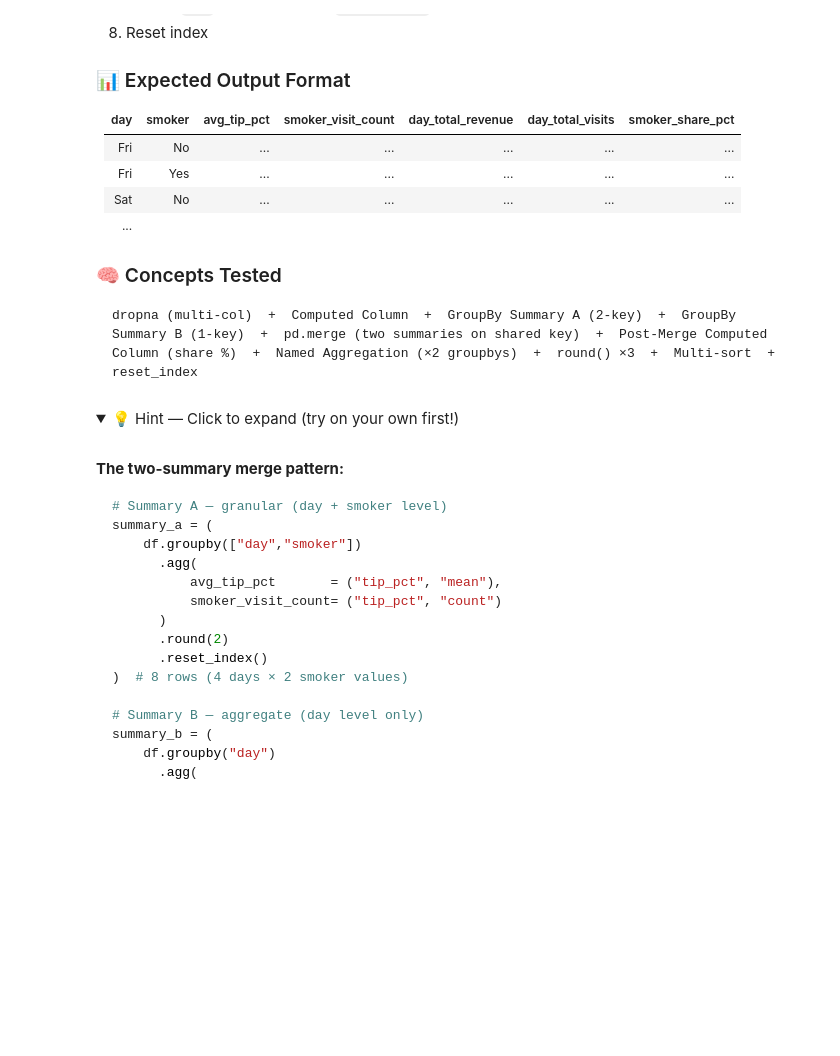
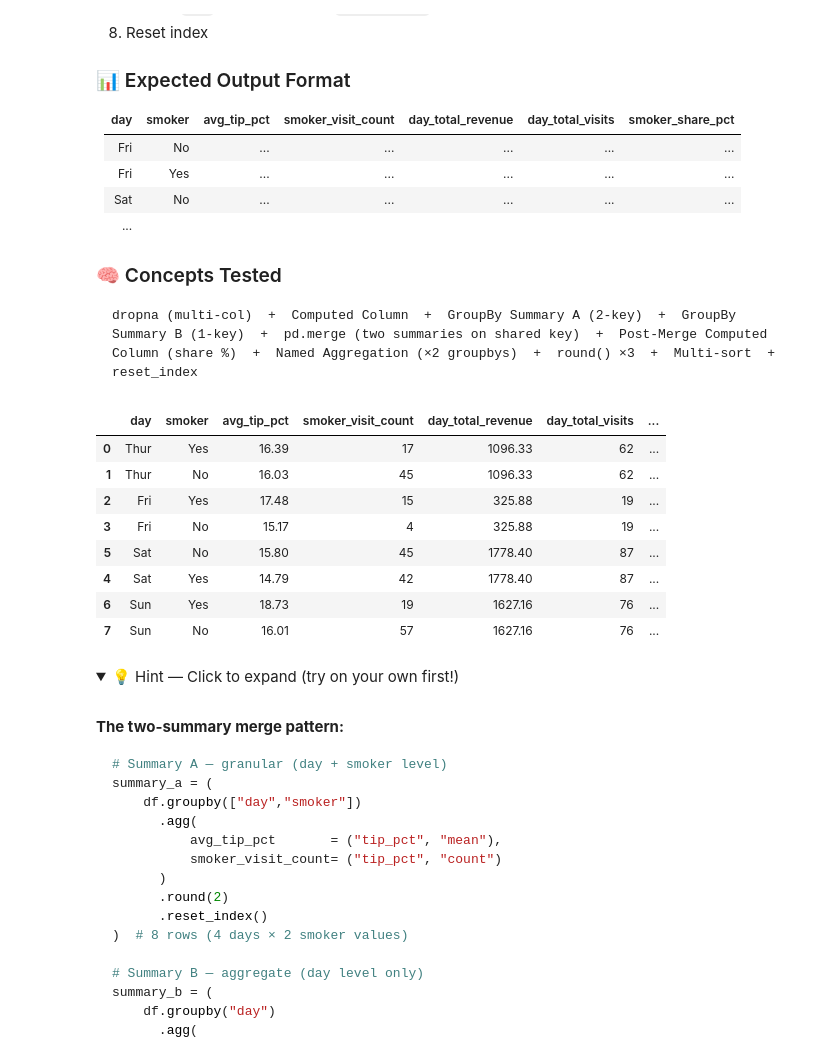
Before and after one commit to abhishekkatewaofficial-lab/Machine-Learning, a Jupyter notebook: Notes/Pandas/4. Practice/Pandas_Practice_Series_Notebook_02.ipynb, the cells around one changed output. Saved outputs shown, nothing was run; the diff lists cells and outputs as text; code cells hidden in the pictures; folded sections open; blank space fills up the shorter version.

````diff
--- a/Notes/Pandas/4. Practice/Pandas_Practice_Series_Notebook_02.ipynb
+++ b/Notes/Pandas/4. Practice/Pandas_Practice_Series_Notebook_02.ipynb
@@ -7203,6 +7203,82 @@ Left-merge **Summary A** with **Summary B** on `"day"` (`how="left"`). After mer
 ```
 dropna (multi-col)  +  Computed Column  +  GroupBy Summary A (2-key)  +  GroupBy Summary B (1-key)  +  pd.merge (two summaries on shared key)  +  Post-Merge Computed Column (share %)  +  Named Aggregation (×2 groupbys)  +  round() ×3  +  Multi-sort  +  reset_index
 ```
+# %%
+# COPY
+
+tip = tips.copy()
+
+#CLEAN
+
+tip = tip.dropna(
+    subset=['total_bill','tip'],
+    ignore_index=True
+)
+
+#TIP PCT
+
+tip['tip_pct'] = tip['tip']/tip['total_bill']*100
+
+#SUMMARY A
+
+summaryA = tip.groupby(
+    ['day','smoker'],
+    observed=True
+).agg(
+    avg_tip_pct = ('tip_pct','mean'),
+    smoker_visit_count = ('tip_pct', 'count')
+).round(
+    {
+        'avg_tip_pct':2
+    }
+).reset_index()
+
+#SUMMARY B
+
+summaryB = tip.groupby(
+    'day',
+    observed=True
+).agg(
+    day_total_revenue = ('total_bill','sum'),
+    day_total_visits = ('day','count')
+).round(
+    {
+        'day_total_revenue':2
+    }
+).reset_index()
+
+#MERGE
+
+answer = pd.merge(
+    summaryA,
+    summaryB,
+    on='day',
+    how='left'
+)
+
+#ADD SMOKER SHARE
+
+answer['smoker_share_pct'] = (answer['smoker_visit_count']/answer['day_total_visits']*100).round(1)
+
+#SORTING
+
+answer = answer.sort_values(
+    by=['day','avg_tip_pct'],
+    ascending=[True,False]
+)
+
+
+display(answer)
+# %% [output]
+|  | day | smoker | avg_tip_pct | smoker_visit_count | day_total_revenue | day_total_visits | ... |
+| 0 | Thur | Yes | 16.39 | 17 | 1096.33 | 62 | ... |
+| 1 | Thur | No | 16.03 | 45 | 1096.33 | 62 | ... |
+| 2 | Fri | Yes | 17.48 | 15 | 325.88 | 19 | ... |
+| 3 | Fri | No | 15.17 | 4 | 325.88 | 19 | ... |
+| 5 | Sat | No | 15.80 | 45 | 1778.40 | 87 | ... |
+| 4 | Sat | Yes | 14.79 | 42 | 1778.40 | 87 | ... |
+| 6 | Sun | Yes | 18.73 | 19 | 1627.16 | 76 | ... |
+| 7 | Sun | No | 16.01 | 57 | 1627.16 | 76 | ... |
 # %% [markdown]
 <details>
 <summary>💡 Hint — Click to expand (try on your own first!)</summary>
````
Also changed, not shown: parts of 4 cells of this notebook, 1 other file.
